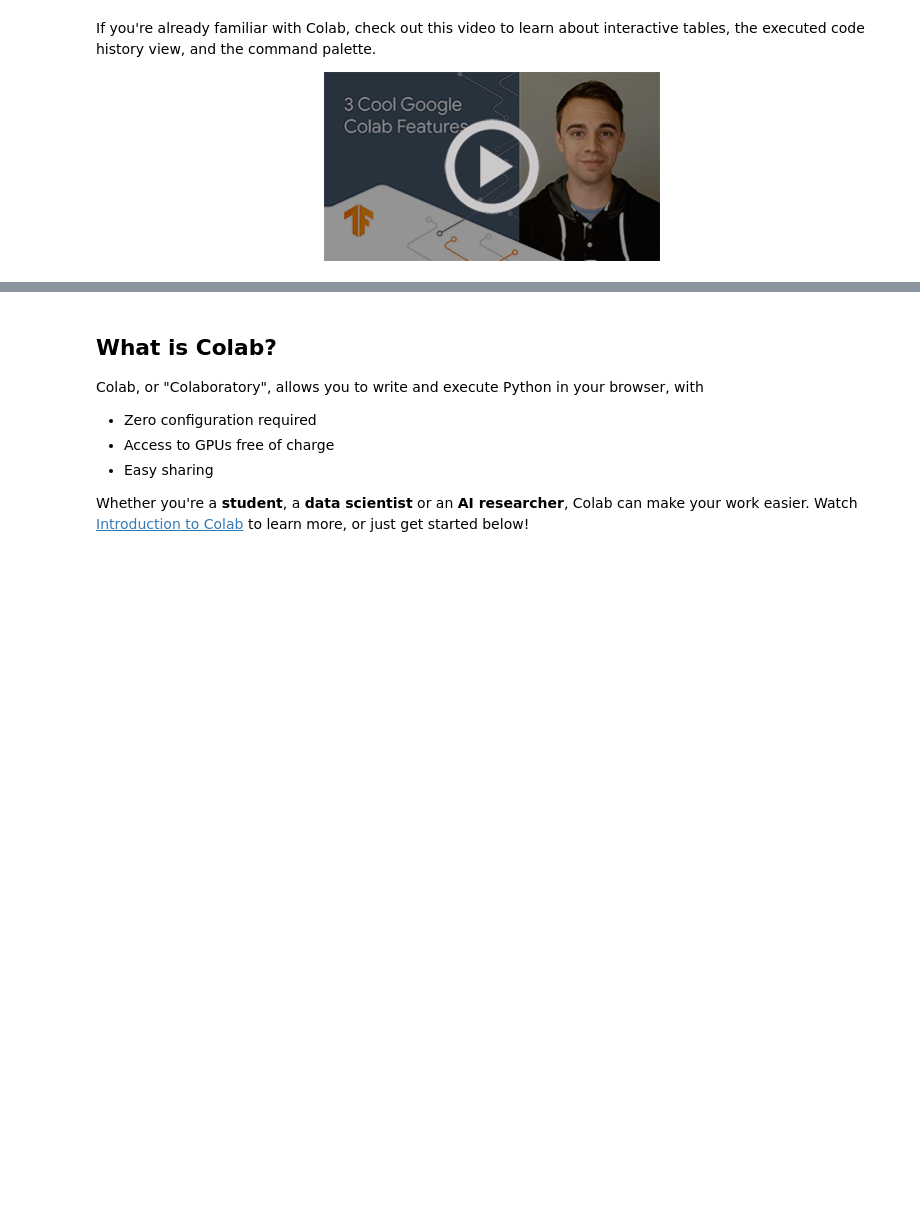
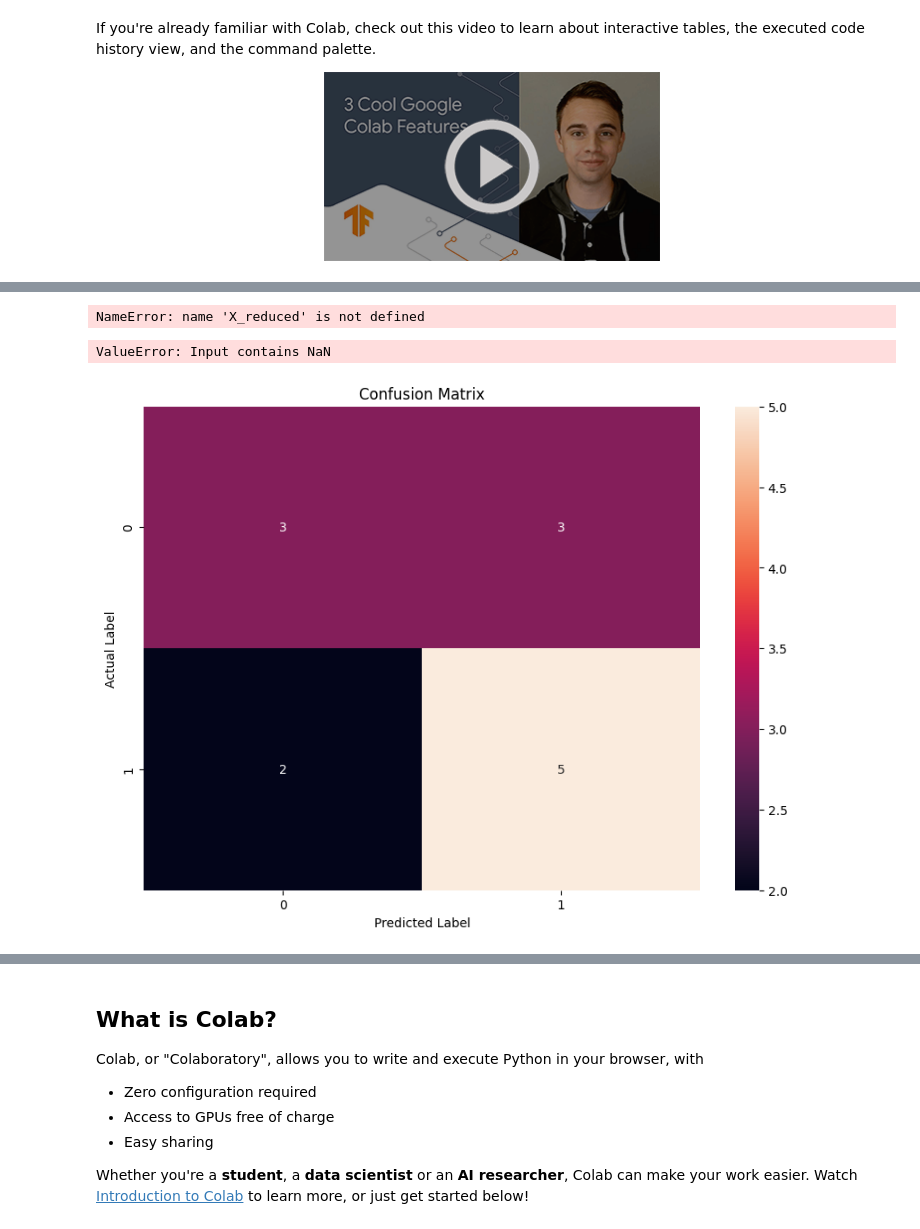
Before and after one commit to heliamoooo80/colab, a Jupyter notebook: Welcome_To_Colab.ipynb, the cells around one changed output, grey strips where cells are left out. Drawn from its saved outputs; the diff is of its cells as text; code cells hidden in the pictures; blank space fills up the shorter version.

```diff
--- a/Welcome_To_Colab.ipynb
+++ b/Welcome_To_Colab.ipynb
@@ -34,0 +280,43 @@ If you're already familiar with Colab, check out this video to learn about inter
+# %%
+from sklearn.decomposition import FastICA
+import pandas as pd
+playstore = pd.read_csv("/content/playstore.zip")
+X_reduced_df = pd.DataFrame(X_reduced, columns=['Type', 'Size', 'Category'])
+print(X_reduced_df.head())
+print(playstore)
+# %% [output]
+NameError: name 'X_reduced' is not defined
+# %%
+import pandas as pd
+from sklearn.ensemble import AdaBoostClassifier
+from sklearn.tree import DecisionTreeClassifier
+from sklearn.model_selection import train_test_split
+from sklearn.preprocessing import LabelEncoder
+playstore = pd.read_csv("/content/playstore.zip")
+le = LabelEncoder()
+y=le.fit_transform(playstore['Type'])
+X = playstore.drop('Type', axis=1)
+X_train, X_test, y_train, y_test = train_test_split(X, y, test_size=0.2, random_state=42)
+base_estimator = DecisionTreeClassifier(random_state=42)
+model = AdaBoostClassifier(base_estimator=base_estimator,
+n_estimators=50)
+model.fit(X, y)
+# %% [output]
+ValueError: Input contains NaN
+# %%
+import numpy as np
+import matplotlib.pyplot as plt
+from sklearn.metrics import confusion_matrix
+import seaborn as sns
+playstore = pd.read_csv("/content/playstore.zip")
+y_true = np.array([1,0,0,1,1,1,0,0,0,1,1,1,0])
+y_pred = np.array([1,1,0,1,0,1,0,1,0,1,0,1,1])
+cm = confusion_matrix(y_true, y_pred)
+plt.figure(figsize=(10,7))
+sns.heatmap(cm, annot=True, fmt='d')
+plt.title('Confusion Matrix')
+plt.ylabel('Actual Label')
+plt.xlabel('Predicted Label')
+plt.show()
+# %% [output]
+[figure, added]
```
Also changed, not shown: parts of 41 cells of this notebook.
